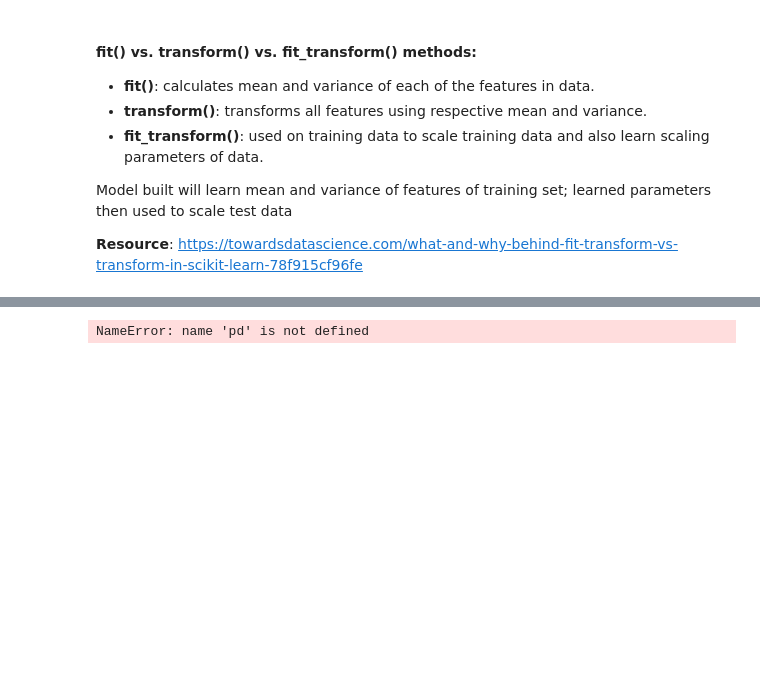
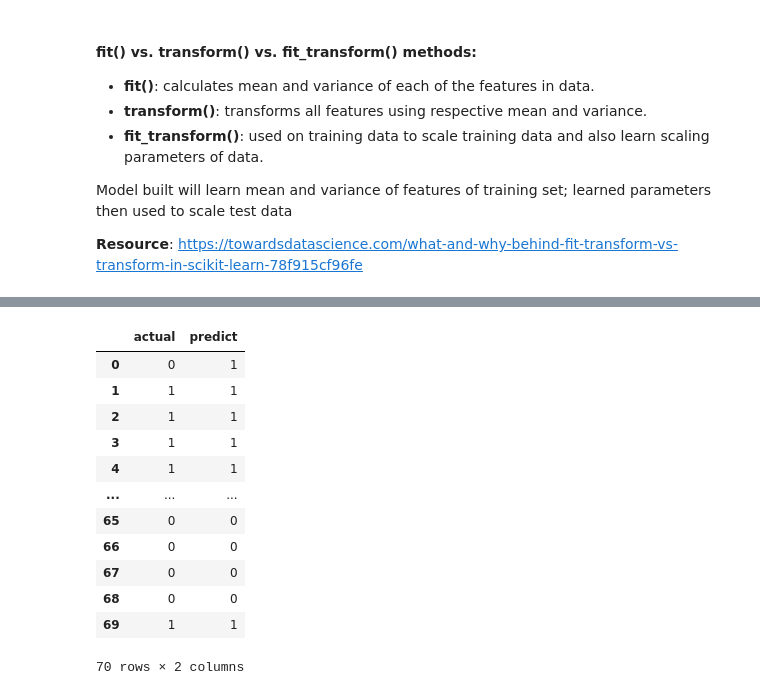
Before and after one commit to blodgrevinnen/lis4930, a Jupyter notebook: p1/p1.ipynb, the cells around one changed output, grey strips where cells are left out. Drawn from its saved outputs; the diff is of its cells as text; code cells hidden in the pictures; blank space fills up the shorter version.

```diff
--- a/p1/p1.ipynb
+++ b/p1/p1.ipynb
@@ -523,11 +568,23 @@ NameError: name 'train_labels' is not defined
 # %%
 # Evaluating model's predictions:
 # Compare actual spam/nonspam e-mails with model's prediction of spam/nonspam e-mails
 test_results = \
-    pd.DataFrmae({'actual':test_labels.tolist(), 'predict':list(predictions)})
+    pd.DataFrame({'actual':test_labels.tolist(), 'predict':list(predictions)})
 test_results
 # %% [output]
+|  | actual | predict |
+| 0 | 0 | 1 |
+| 1 | 1 | 1 |
+| 2 | 1 | 1 |
+| 3 | 1 | 1 |
+| 4 | 1 | 1 |
+| ... | ... | ... |
+| 65 | 0 | 0 |
+| 66 | 0 | 0 |
+| 67 | 0 | 0 |
+| 68 | 0 | 0 |
+| 69 | 1 | 1 |
-NameError: name 'pd' is not defined
+70 rows × 2 columns
 # %%
 # display *all* rows where model was incorrect (index value indicates raw position)
 # Note: only four rows!
```
Also changed, not shown: parts of 39 cells of this notebook, 43 other files.
